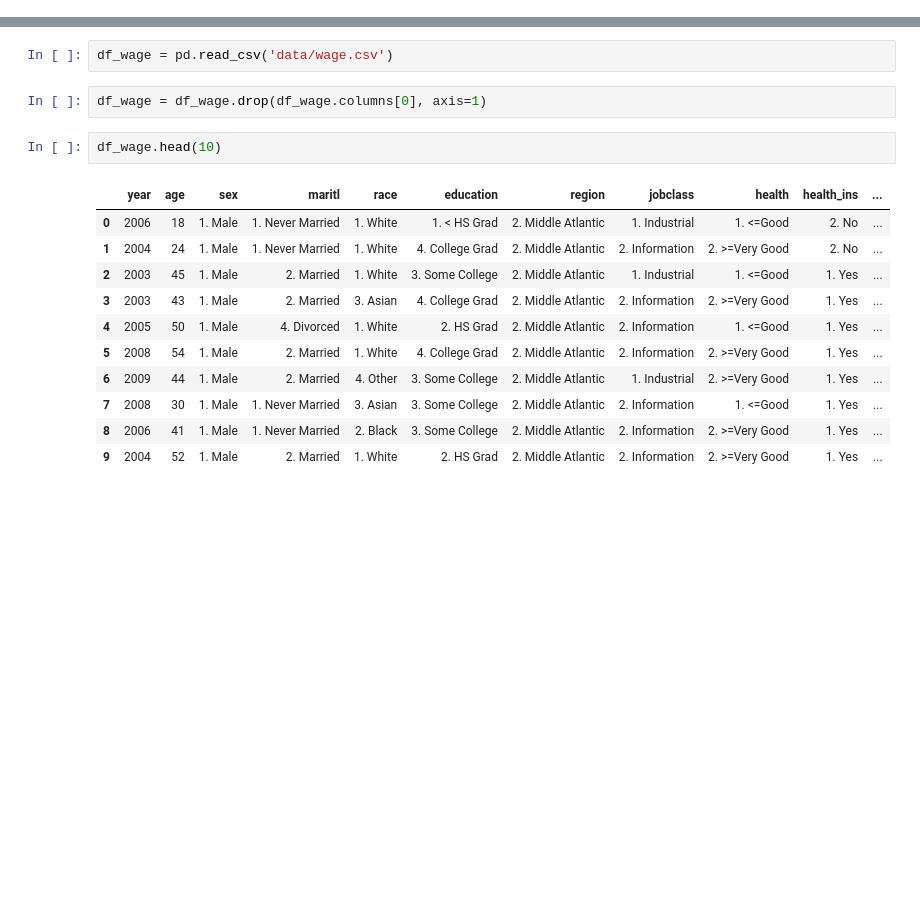
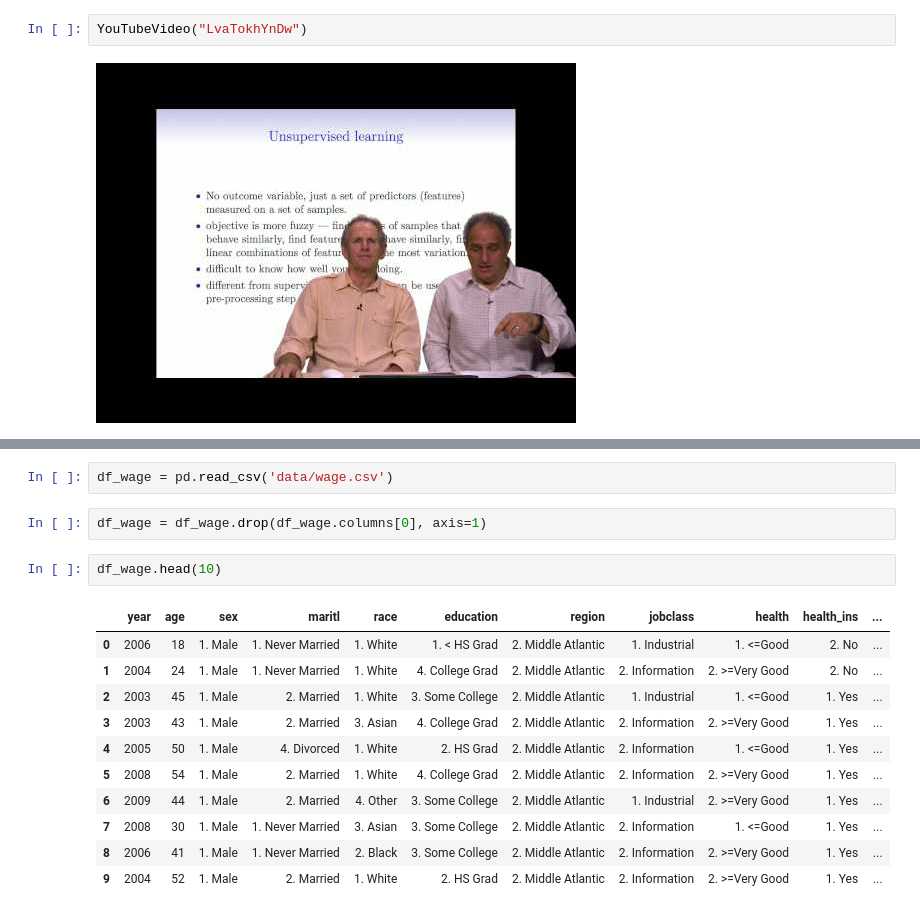
Before and after one commit to tdpetrou/Machine-Learning-Books-With-Python, a Jupyter notebook: Introduction to Statistical Learning/chapter 1 and 2.ipynb, the cells around one changed output, grey strips where cells are left out. Drawn from its saved outputs; the diff is of its cells as text; blank space fills up the shorter version.

```diff
--- a/Introduction to Statistical Learning/chapter 1 and 2.ipynb
+++ b/Introduction to Statistical Learning/chapter 1 and 2.ipynb
@@ -0,0 +36,4 @@
+# %%
+YouTubeVideo("LvaTokhYnDw")
+# %% [output]
+[figure, added]
```
Also changed, not shown: parts of 30 cells of this notebook.
